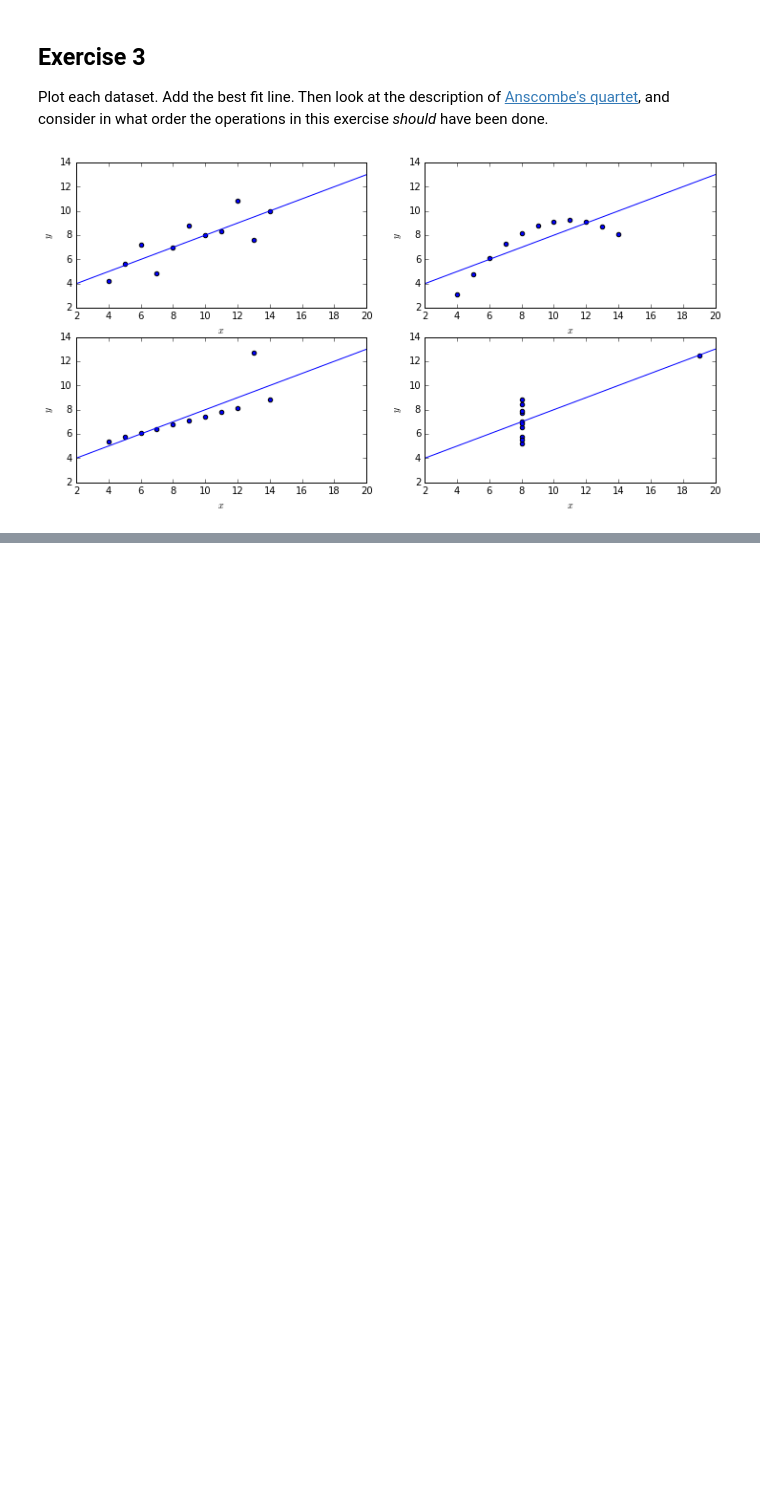
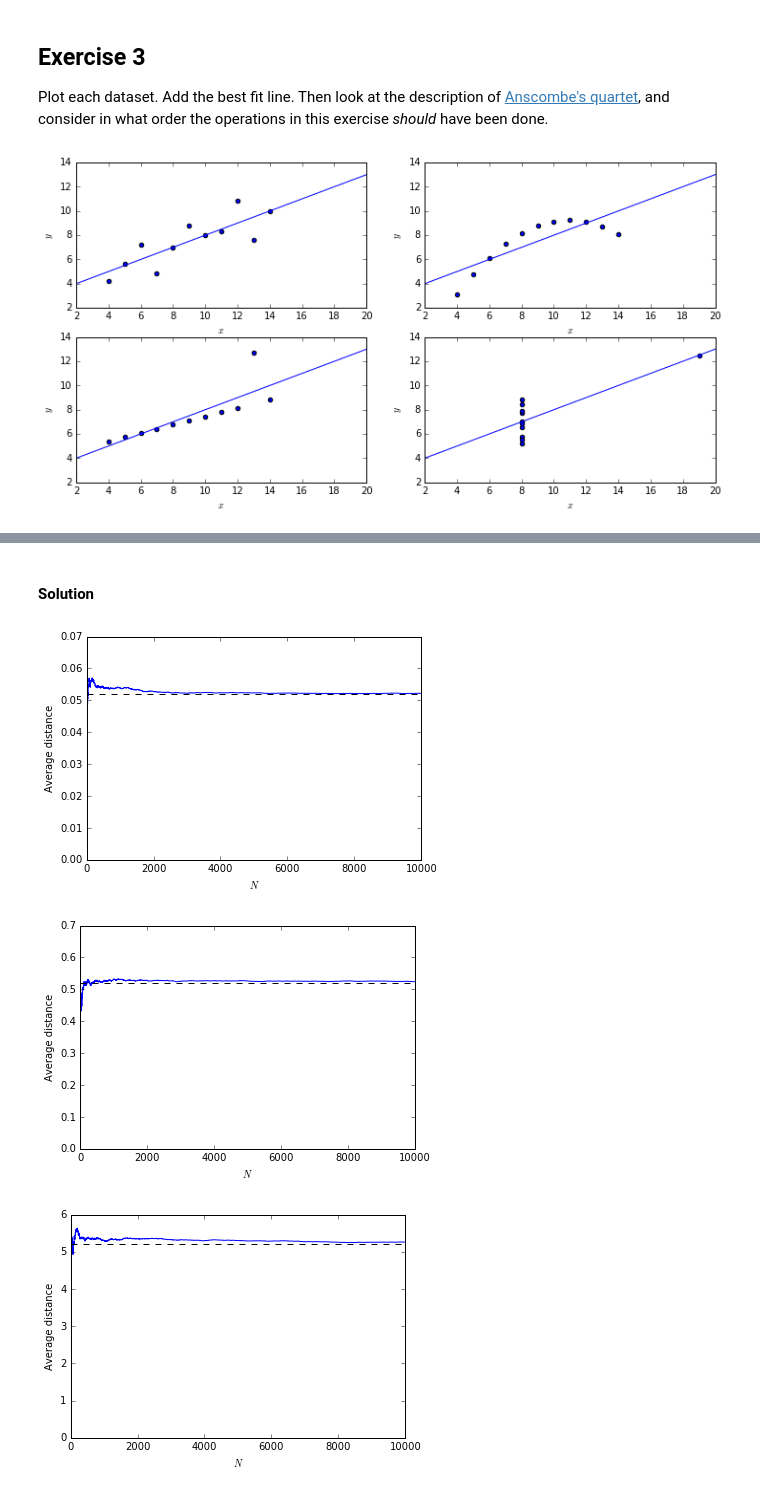
Before and after one commit to IanHawke/maths-with-python, a Jupyter notebook: ExercisesSolutions.ipynb, the cells around one changed output, grey strips where cells are left out. Cells and saved outputs as stored; diff of their text form; code cells hidden in the pictures; blank space fills up the shorter version.

```diff
--- a/ExercisesSolutions.ipynb
+++ b/ExercisesSolutions.ipynb
@@ -2306,0 +2393,28 @@ pyplot.show()
+# %% [markdown]
+#### Solution
+# %%
+def random_distance_2d(L):
+    x1 = L * numpy.random.rand(2)
+    x2 = L * numpy.random.rand(2)
+    return numpy.linalg.norm(x1-x2,2)
+
+def average_distances_2d(L, Ntotal = 10000):
+    d = numpy.zeros(Ntotal)
+    for i in range(Ntotal):
+        d[i] = random_distance_2d(L)
+    A = numpy.zeros(Ntotal+1)
+    for N in range(1, Ntotal+1):
+        A[N] = numpy.sum(d[:N]) / N
+    return A
+# %%
+for L in 0.1, 1, 10:
+    A = average_distances_2d(L)
+    pyplot.plot(A)
+    pyplot.axhline(y=0.5214 * L, color='k', ls='--')
+    pyplot.xlabel(r"$N$")
+    pyplot.ylabel("Average distance")
+    pyplot.show()
+# %% [output]
+[figure, added]
+[figure, added]
+[figure, added]
```
Also changed, not shown: parts of 22 cells of this notebook.
